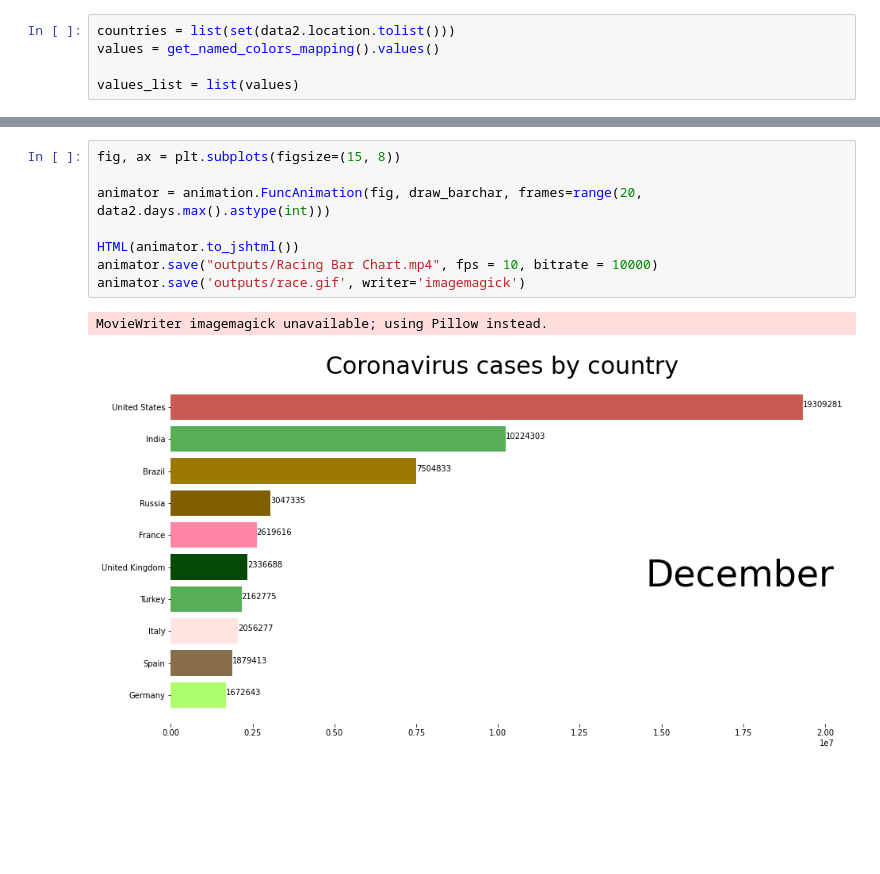
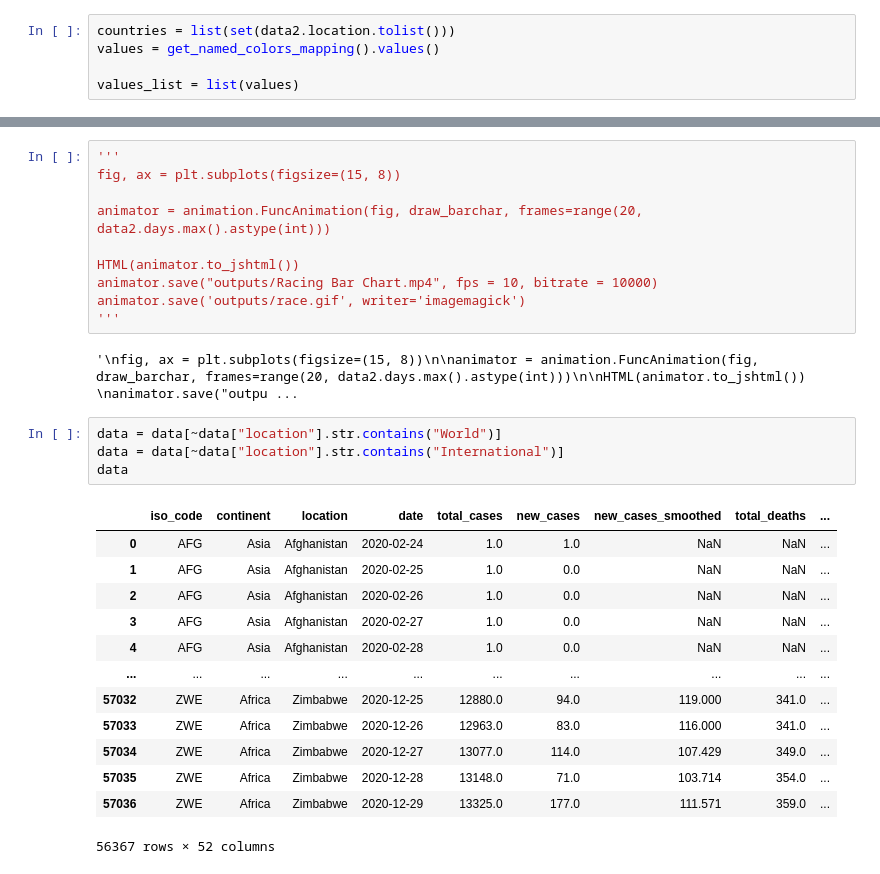
Before and after one commit to grundius1/coronavirus_bar_race, a Jupyter notebook: corona.ipynb, the cells around one changed output, grey strips where cells are left out. Drawn from its saved outputs; the diff is of its cells as text; blank space fills up the shorter version.

```diff
--- a/corona.ipynb
+++ b/corona.ipynb
@@ -272,4 +248,5 @@ draw_barchar(21)
 # %%
+'''
 fig, ax = plt.subplots(figsize=(15, 8))
 
 animator = animation.FuncAnimation(fig, draw_barchar, frames=range(20, data2.days.max().astype(int)))
@@ -277,6 +254,24 @@ animator = animation.FuncAnimation(fig, draw_barchar, frames=range(20, data2.day
 HTML(animator.to_jshtml())
 animator.save("outputs/Racing Bar Chart.mp4", fps = 10, bitrate = 10000)
 animator.save('outputs/race.gif', writer='imagemagick')
+'''
 # %% [output]
-MovieWriter imagemagick unavailable; using Pillow instead.
+'\nfig, ax = plt.subplots(figsize=(15, 8))\n\nanimator = animation.FuncAnimation(fig, draw_barchar, frames=range(20, data2.days.max().astype(int)))\n\nHTML(animator.to_jshtml()) \nanimator.save("outpu ...
-[figure, removed]
+# %%
+data = data[~data["location"].str.contains("World")]
+data = data[~data["location"].str.contains("International")]
+data
+# %% [output]
+|  | iso_code | continent | location | date | total_cases | new_cases | new_cases_smoothed | total_deaths | ... |
+| 0 | AFG | Asia | Afghanistan | 2020-02-24 | 1.0 | 1.0 | NaN | NaN | ... |
+| 1 | AFG | Asia | Afghanistan | 2020-02-25 | 1.0 | 0.0 | NaN | NaN | ... |
+| 2 | AFG | Asia | Afghanistan | 2020-02-26 | 1.0 | 0.0 | NaN | NaN | ... |
+| 3 | AFG | Asia | Afghanistan | 2020-02-27 | 1.0 | 0.0 | NaN | NaN | ... |
+| 4 | AFG | Asia | Afghanistan | 2020-02-28 | 1.0 | 0.0 | NaN | NaN | ... |
+| ... | ... | ... | ... | ... | ... | ... | ... | ... | ... |
+| 57032 | ZWE | Africa | Zimbabwe | 2020-12-25 | 12880.0 | 94.0 | 119.000 | 341.0 | ... |
+| 57033 | ZWE | Africa | Zimbabwe | 2020-12-26 | 12963.0 | 83.0 | 116.000 | 341.0 | ... |
+| 57034 | ZWE | Africa | Zimbabwe | 2020-12-27 | 13077.0 | 114.0 | 107.429 | 349.0 | ... |
+| 57035 | ZWE | Africa | Zimbabwe | 2020-12-28 | 13148.0 | 71.0 | 103.714 | 354.0 | ... |
+| 57036 | ZWE | Africa | Zimbabwe | 2020-12-29 | 13325.0 | 177.0 | 111.571 | 359.0 | ... |
+56367 rows × 52 columns
```
Also changed, not shown: parts of 10 cells of this notebook, 2 other files.
